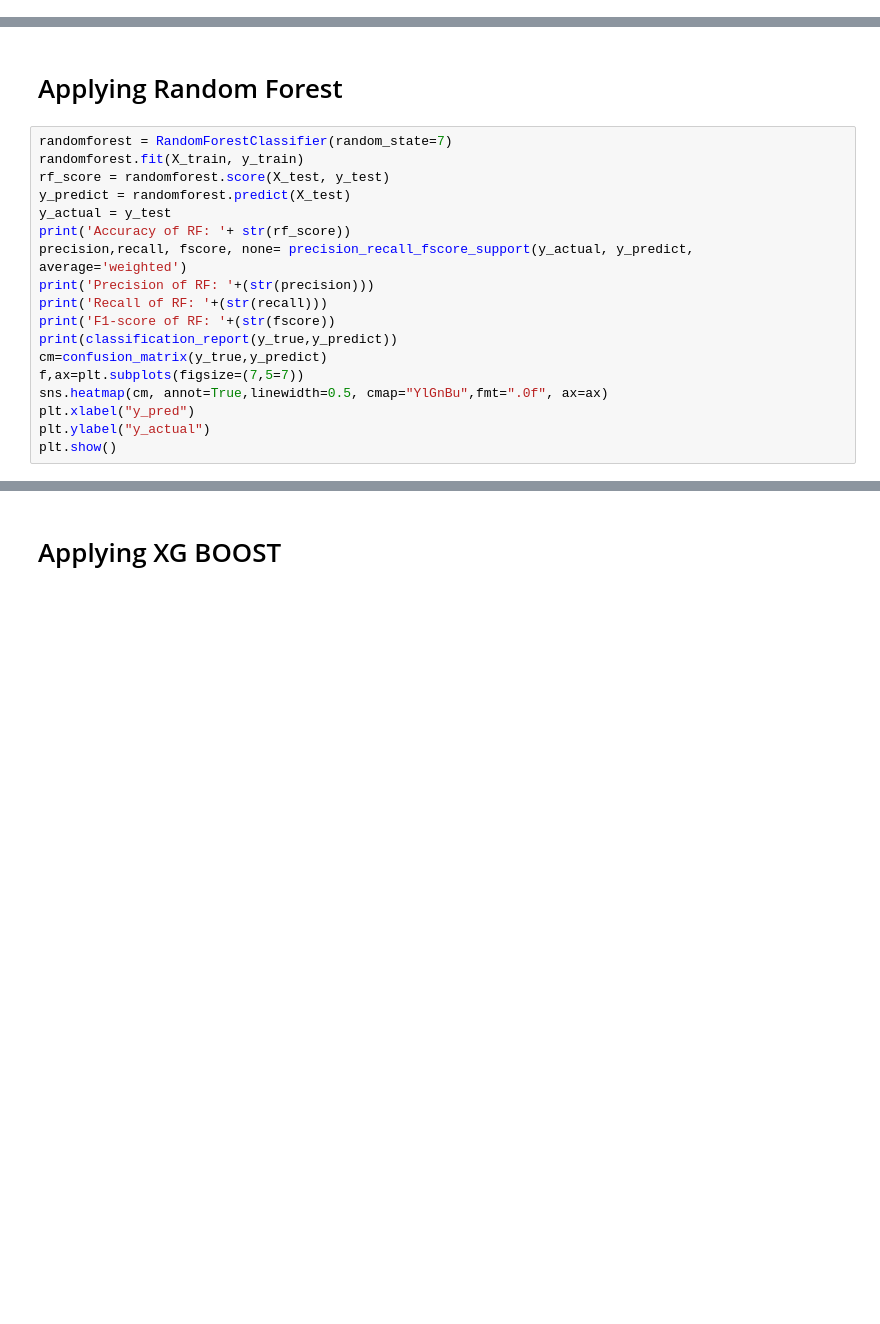
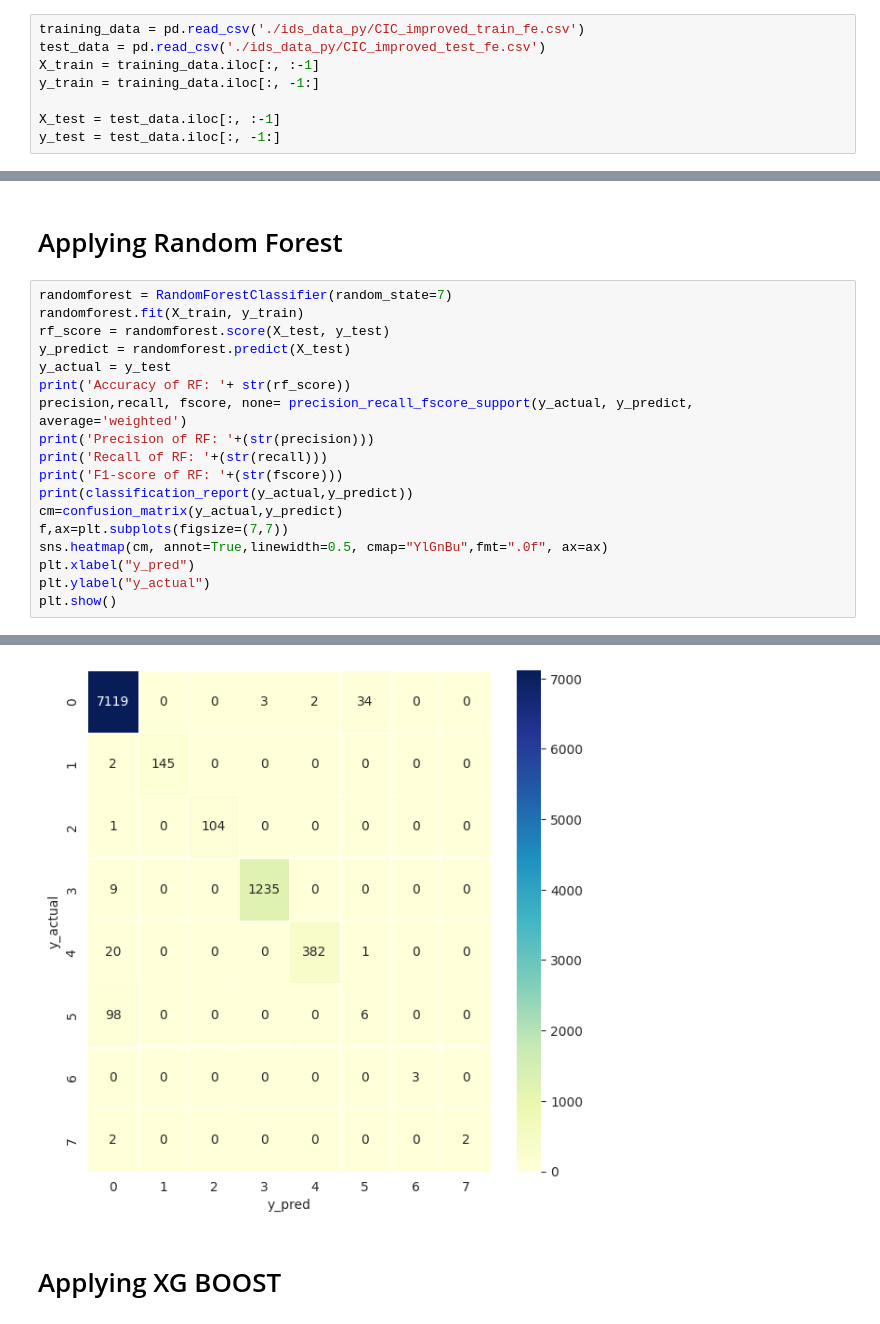
Before and after one commit to wvent777/BlockchainIntrusionDetectionSystem, a Jupyter notebook: hybrid_ids.ipynb, the cells around one changed output, grey strips where cells are left out. Saved outputs shown, nothing was run; the diff lists cells and outputs as text; blank space fills up the shorter version.

```diff
--- a/hybrid_ids.ipynb
+++ b/hybrid_ids.ipynb
@@ -406,2 +412,10 @@ pd.Series(y_train).value_counts()
+# %%
+training_data = pd.read_csv('./ids_data_py/CIC_improved_train_fe.csv')
+test_data = pd.read_csv('./ids_data_py/CIC_improved_test_fe.csv')
+X_train = training_data.iloc[:, :-1]
+y_train = training_data.iloc[:, -1:]
+
+X_test = test_data.iloc[:, :-1]
+y_test = test_data.iloc[:, -1:]
 # %% [markdown]
 ## Intrusion Detection System Model Training - For Clean Data
@@ -418,11 +432,12 @@ print('Accuracy of RF: '+ str(rf_score))
 precision,recall, fscore, none= precision_recall_fscore_support(y_actual, y_predict, average='weighted')
 print('Precision of RF: '+(str(precision)))
 print('Recall of RF: '+(str(recall)))
-print('F1-score of RF: '+(str(fscore))
-print(classification_report(y_true,y_predict))
-cm=confusion_matrix(y_true,y_predict)
-f,ax=plt.subplots(figsize=(7,5=7))
+print('F1-score of RF: '+(str(fscore)))
+print(classification_report(y_actual,y_predict))
+cm=confusion_matrix(y_actual,y_predict)
+f,ax=plt.subplots(figsize=(7,7))
 sns.heatmap(cm, annot=True,linewidth=0.5, cmap="YlGnBu",fmt=".0f", ax=ax)
 plt.xlabel("y_pred")
 plt.ylabel("y_actual")
 plt.show()
+# %% [output]
@@ -429,3 +462,4 @@ plt.show()
+[figure, added]
 # %% [markdown]
 # Applying XG BOOST
 # %%
```
Also changed, not shown: parts of 18 cells of this notebook, 15 other files.
